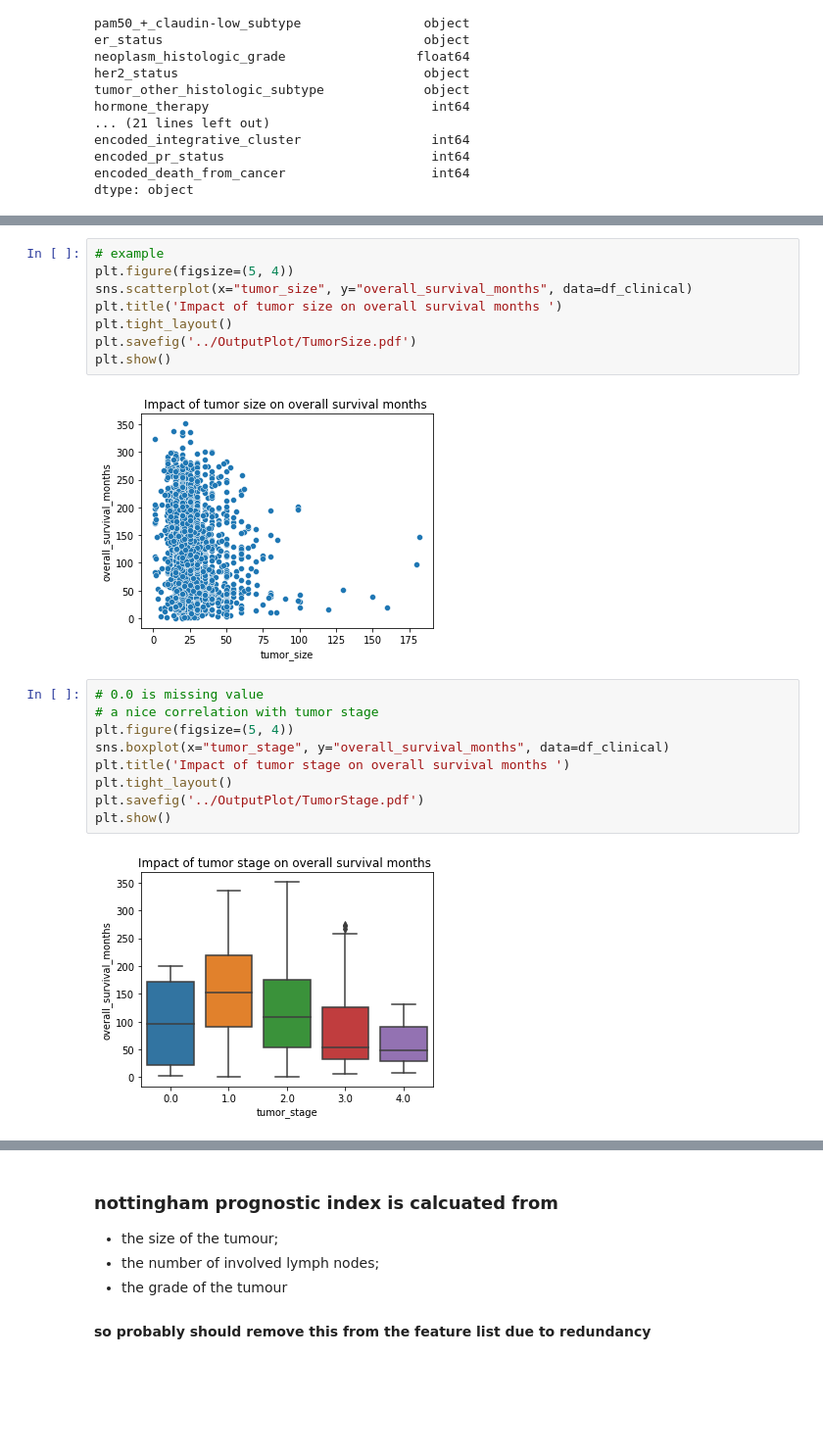
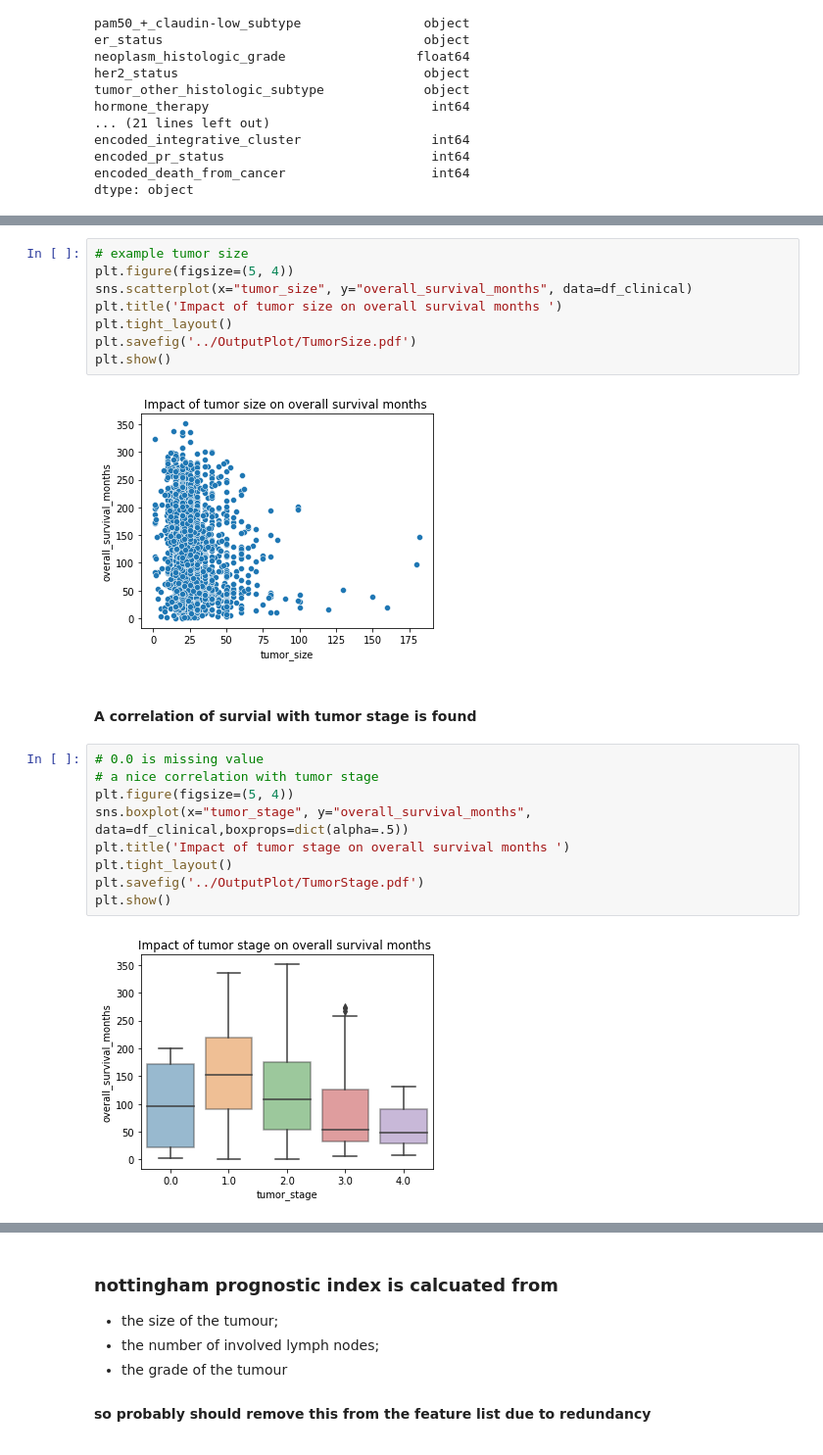
Before and after one commit to eugkik/Breast_Cancer_Study, a Jupyter notebook: Data/CorrelationAnalysisAndFeatureSelection.ipynb, the cells around one changed output, grey strips where cells are left out. Shown at 98% size. Saved outputs shown, nothing was run; the diff lists cells and outputs as text; blank space fills up the shorter version.

```diff
--- a/Data/CorrelationAnalysisAndFeatureSelection.ipynb
+++ b/Data/CorrelationAnalysisAndFeatureSelection.ipynb
@@ -240,5 +258,5 @@ plt.show()
 # %%
-# example
+# example tumor size
 plt.figure(figsize=(5, 4))
 sns.scatterplot(x="tumor_size", y="overall_survival_months", data=df_clinical)
 plt.title('Impact of tumor size on overall survival months ')
@@ -247,14 +265,16 @@ plt.savefig('../OutputPlot/TumorSize.pdf')
 plt.show()
 # %% [output]
 [figure]
+# %% [markdown]
+#### A correlation of survial with tumor stage is found
 # %%
 # 0.0 is missing value
 # a nice correlation with tumor stage
 plt.figure(figsize=(5, 4))
-sns.boxplot(x="tumor_stage", y="overall_survival_months", data=df_clinical)
+sns.boxplot(x="tumor_stage", y="overall_survival_months", data=df_clinical,boxprops=dict(alpha=.5))
 plt.title('Impact of tumor stage on overall survival months ')
 plt.tight_layout()
 plt.savefig('../OutputPlot/TumorStage.pdf')
 plt.show()
 # %% [output]
-[figure, old version]
+[figure, new version]
```
Also changed, not shown: parts of 12 cells of this notebook, 12 other files.
